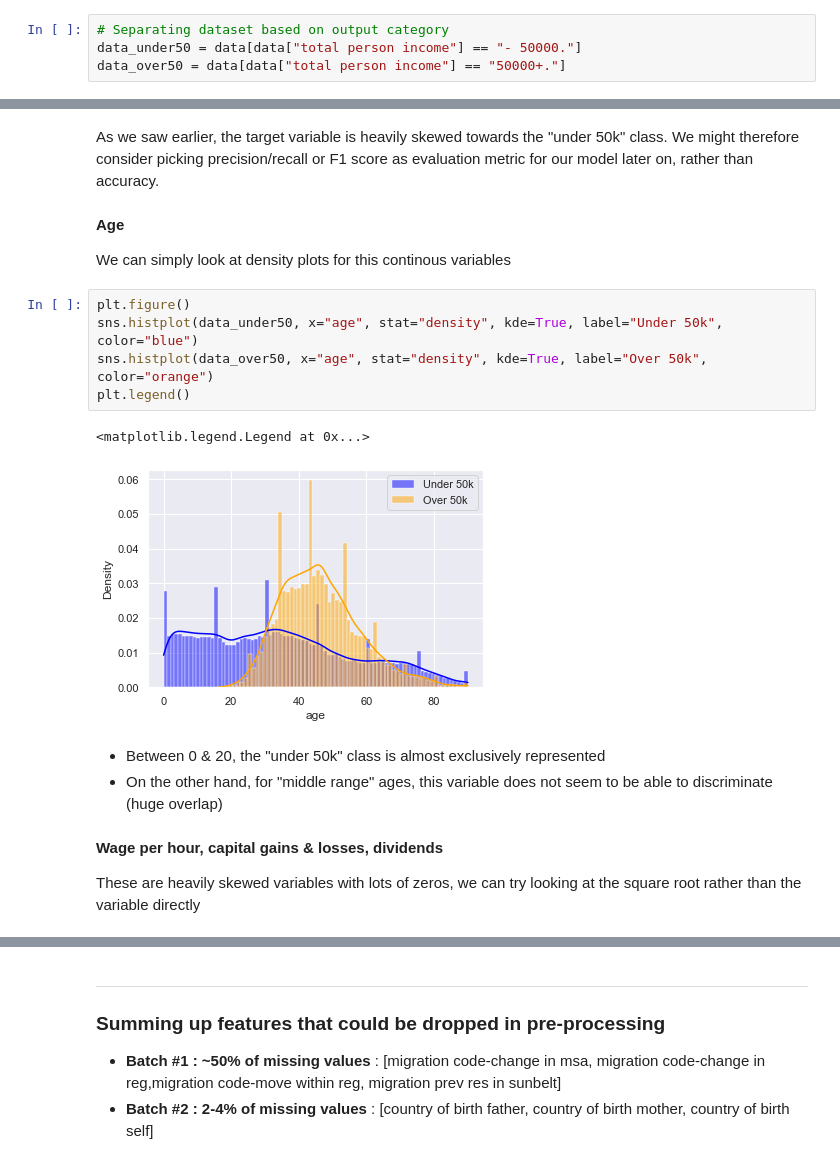
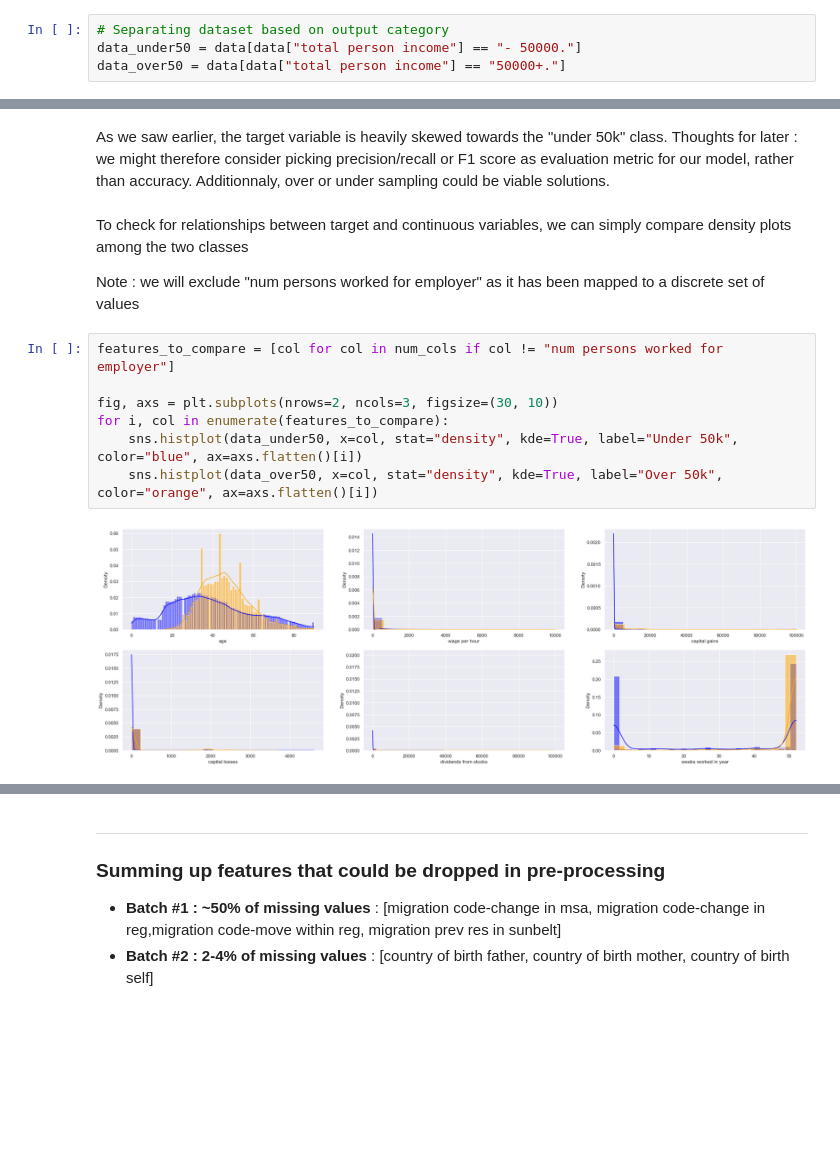
Before and after one commit to jboistard/dataiku_assessment, a Jupyter notebook: 1_EDA.ipynb, the cells around one changed output, grey strips where cells are left out. Cells and saved outputs as stored; diff of their text form; blank space fills up the shorter version.

```diff
--- a/1_EDA.ipynb
+++ b/1_EDA.ipynb
@@ -312,21 +301,16 @@ Over 50k :0.06346949239446248
 # %% [markdown]
-As we saw earlier, the target variable is heavily skewed towards the "under 50k" class. We might therefore consider picking precision/recall or F1 score as evaluation metric for our model later on, rather than accuracy.
+As we saw earlier, the target variable is heavily skewed towards the "under 50k" class.
+Thoughts for later : we might therefore consider picking precision/recall or F1 score as evaluation metric for our model, rather than accuracy. Additionnaly, over or under sampling could be viable solutions.
-# %% [markdown]
-**Age**
-
-We can simply look at density plots for this continous variables
+# %% [markdown]
+To check for relationships between target and continuous variables, we can simply compare density plots among the two classes
+
+Note : we will exclude "num persons worked for employer" as it has been mapped to a discrete set of values
 # %%
-plt.figure()
-sns.histplot(data_under50, x="age", stat="density", kde=True, label="Under 50k", color="blue")
-sns.histplot(data_over50, x="age", stat="density", kde=True, label="Over 50k", color="orange")
-plt.legend()
+features_to_compare = [col for col in num_cols if col != "num persons worked for employer"]
+
+fig, axs = plt.subplots(nrows=2, ncols=3, figsize=(30, 10))
+for i, col in enumerate(features_to_compare):
+    sns.histplot(data_under50, x=col, stat="density", kde=True, label="Under 50k", color="blue", ax=axs.flatten()[i])
+    sns.histplot(data_over50, x=col, stat="density", kde=True, label="Over 50k", color="orange", ax=axs.flatten()[i])
 # %% [output]
-<matplotlib.legend.Legend at 0x...>
-[figure, old version]
+[figure, new version]
-# %% [markdown]
-- Between 0 & 20, the "under 50k" class is almost exclusively represented
-- On the other hand, for "middle range" ages, this variable does not seem to be able to discriminate (huge overlap)
-# %% [markdown]
-**Wage per hour, capital gains & losses, dividends**
-
-These are heavily skewed variables with lots of zeros, we can try looking at the square root rather than the variable directly
```
Also changed, not shown: parts of 17 cells of this notebook.
